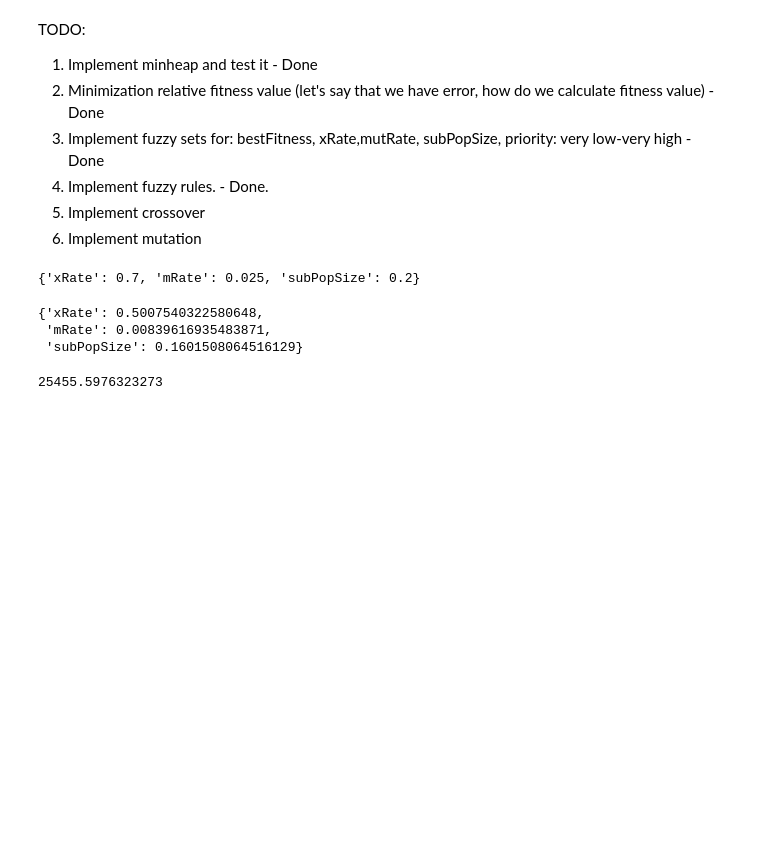
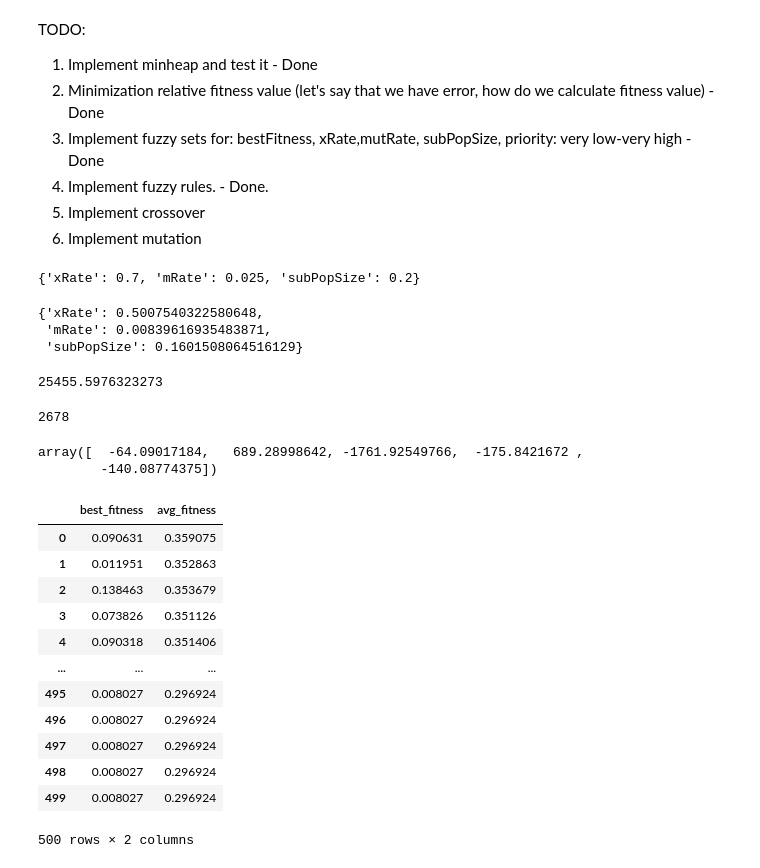
Before and after one commit to Arattel/Fuzzy_genetic_algorithms_implementations, a Jupyter notebook: efga.ipynb, the cells around one changed output. Drawn from its saved outputs; the diff is of its cells as text; code cells hidden in the pictures; blank space fills up the shorter version.

```diff
--- a/efga.ipynb
+++ b/efga.ipynb
@@ -171,0 +178,25 @@ history, best_solution = simulation(epochs=500)
+# %%
+ncalls
+# %% [output]
+2678
+# %%
+best_solution
+# %% [output]
+array([  -64.09017184,   689.28998642, -1761.92549766,  -175.8421672 ,
+        -140.08774375])
+# %%
+history
+# %% [output]
+|  | best_fitness | avg_fitness |
+| 0 | 0.090631 | 0.359075 |
+| 1 | 0.011951 | 0.352863 |
+| 2 | 0.138463 | 0.353679 |
+| 3 | 0.073826 | 0.351126 |
+| 4 | 0.090318 | 0.351406 |
+| ... | ... | ... |
+| 495 | 0.008027 | 0.296924 |
+| 496 | 0.008027 | 0.296924 |
+| 497 | 0.008027 | 0.296924 |
+| 498 | 0.008027 | 0.296924 |
+| 499 | 0.008027 | 0.296924 |
+500 rows × 2 columns
```
Also changed, not shown: parts of 10 cells of this notebook, 7 other files.
